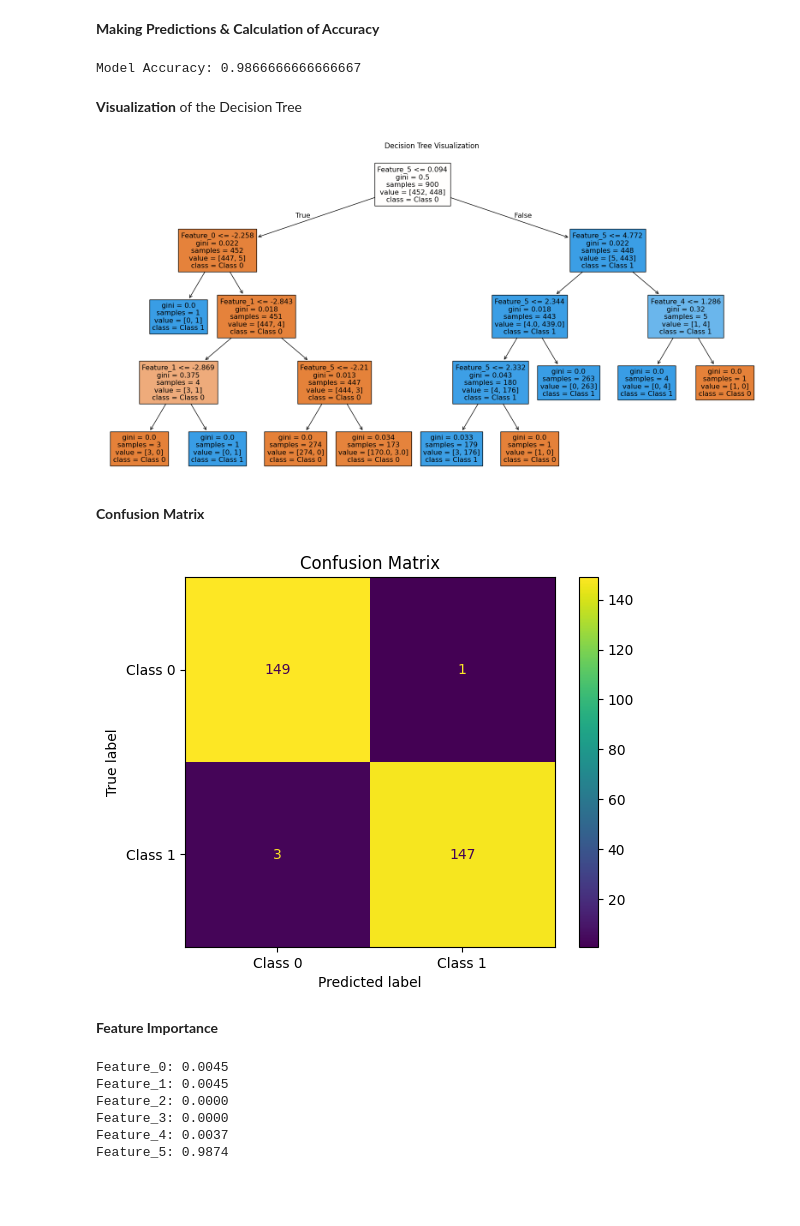
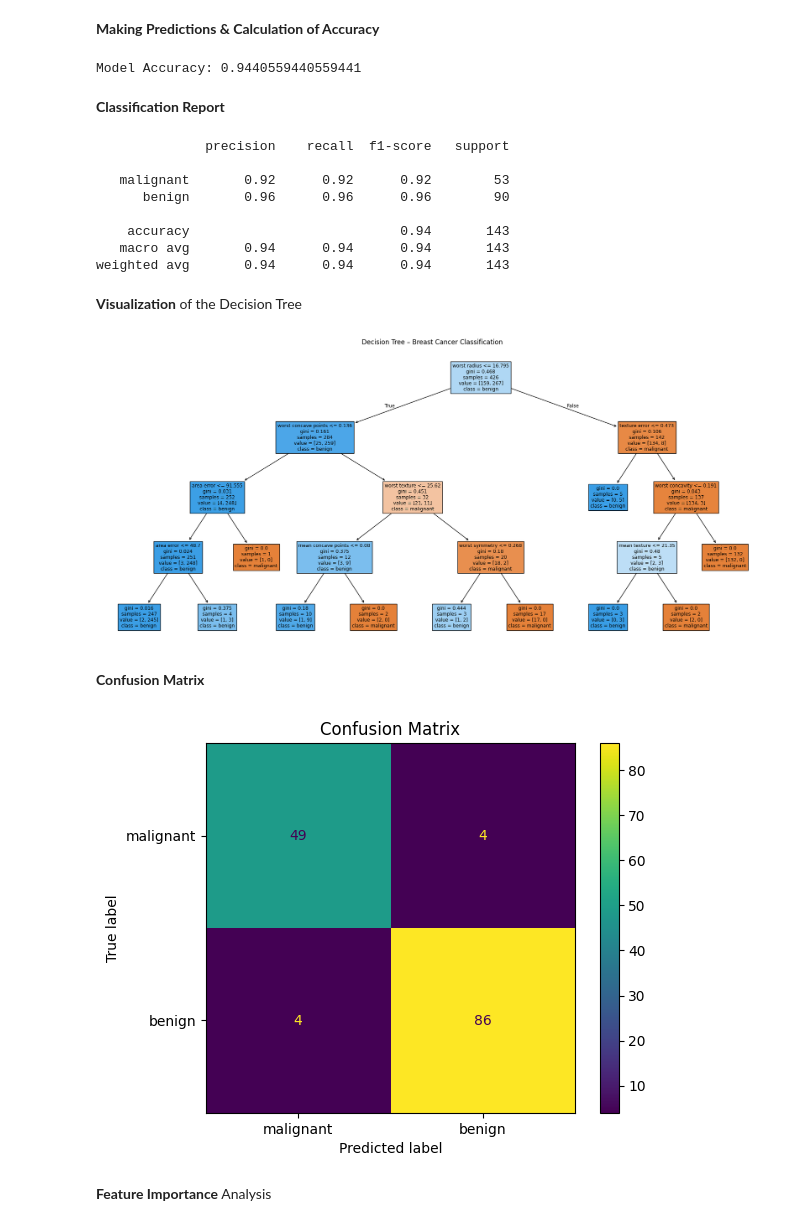
Before and after one commit to ZUYNOUZAMAKI/Decision-Tree-Implementation, a Jupyter notebook: Task1.ipynb, the cells around one changed output. Cells and saved outputs as stored; diff of their text form; code cells hidden in the pictures; blank space fills up the shorter version.

```diff
--- a/Task1.ipynb
+++ b/Task1.ipynb
@@ -24,0 +16,8 @@ X, y = make_classification(
+# %%
+data = load_breast_cancer()
+
+X = pd.DataFrame(data.data, columns=data.feature_names)
+y = data.target
+
+print("Dataset Shape:", X.shape)
+X.head()
@@ -27,7 +41,6 @@ X, y = make_classification(
 # %%
 X_train, X_test, y_train, y_test = train_test_split(
-    X,
-    y,
+    X, y,
     test_size=0.25,
     random_state=42,
     stratify=y
@@ -52,23 +65,36 @@ y_pred = dt_model.predict(X_test)
 accuracy = accuracy_score(y_test, y_pred)
 print("Model Accuracy:", accuracy)
 # %% [output]
-Model Accuracy: 0.9866666666666667
+Model Accuracy: 0.9440559440559441
+# %% [markdown]
+**Classification Report**
+# %%
+print(classification_report(y_test, y_pred, target_names=data.target_names))
+# %% [output]
+              precision    recall  f1-score   support
+
+   malignant       0.92      0.92      0.92        53
+      benign       0.96      0.96      0.96        90
+
+    accuracy                           0.94       143
+   macro avg       0.94      0.94      0.94       143
+weighted avg       0.94      0.94      0.94       143
 # %% [markdown]
 **Visualization** of the Decision Tree
 # %%
-plt.figure(figsize=(20, 10))
+plt.figure(figsize=(22, 10))
 
 plot_tree(
     dt_model,
-    feature_names=[f"Feature_{i}" for i in range(X.shape[1])],
-    class_names=["Class 0", "Class 1"],
+    feature_names=data.feature_names,
+    class_names=data.target_names,
     filled=True
 )
 
-plt.title("Decision Tree Visualization")
+plt.title("Decision Tree – Breast Cancer Classification")
 plt.show()
 # %% [output]
-[figure, old version]
+[figure, new version]
 # %% [markdown]
 **Confusion Matrix**
 # %%
@@ -76,23 +102,13 @@ cm = confusion_matrix(y_test, y_pred)
 
 disp = ConfusionMatrixDisplay(
     confusion_matrix=cm,
-    display_labels=["Class 0", "Class 1"]
+    display_labels=data.target_names
 )
 
 disp.plot()
 plt.title("Confusion Matrix")
 plt.show()
 # %% [output]
-[figure, old version]
+[figure, new version]
 # %% [markdown]
-**Feature Importance**
+**Feature Importance** Analysis
-# %%
-for i, importance in enumerate(dt_model.feature_importances_):
-    print(f"Feature_{i}: {importance:.4f}")
-# %% [output]
-Feature_0: 0.0045
-Feature_1: 0.0045
-Feature_2: 0.0000
-Feature_3: 0.0000
-Feature_4: 0.0037
-Feature_5: 0.9874
```
Also changed, not shown: parts of 8 cells of this notebook.
